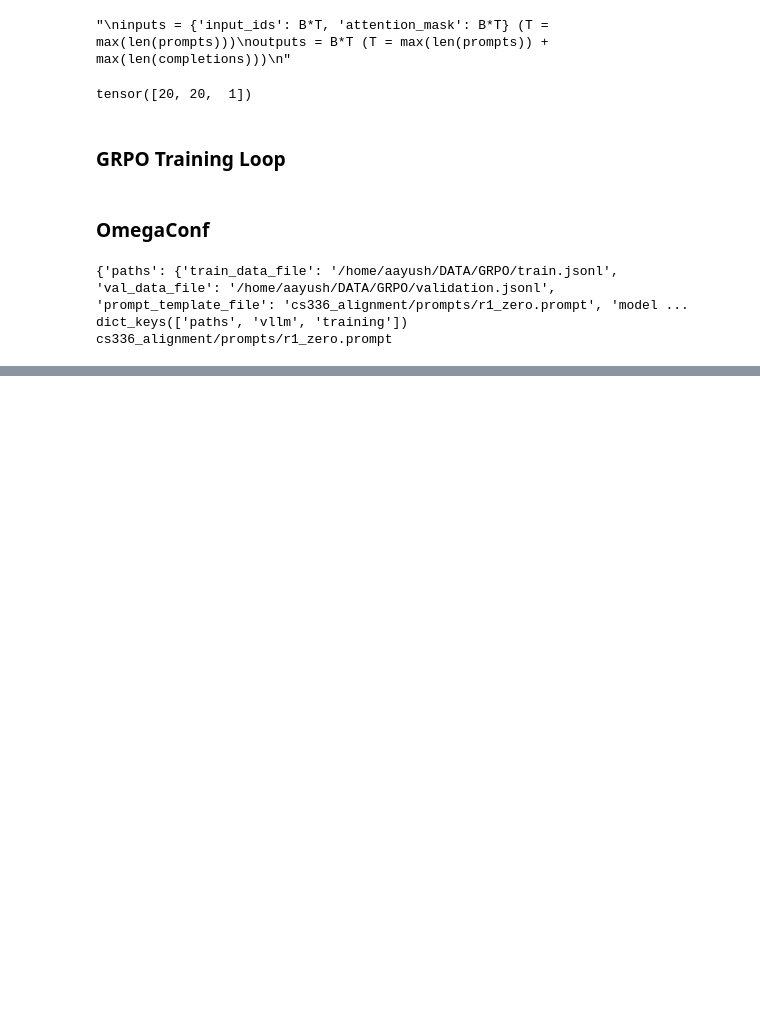
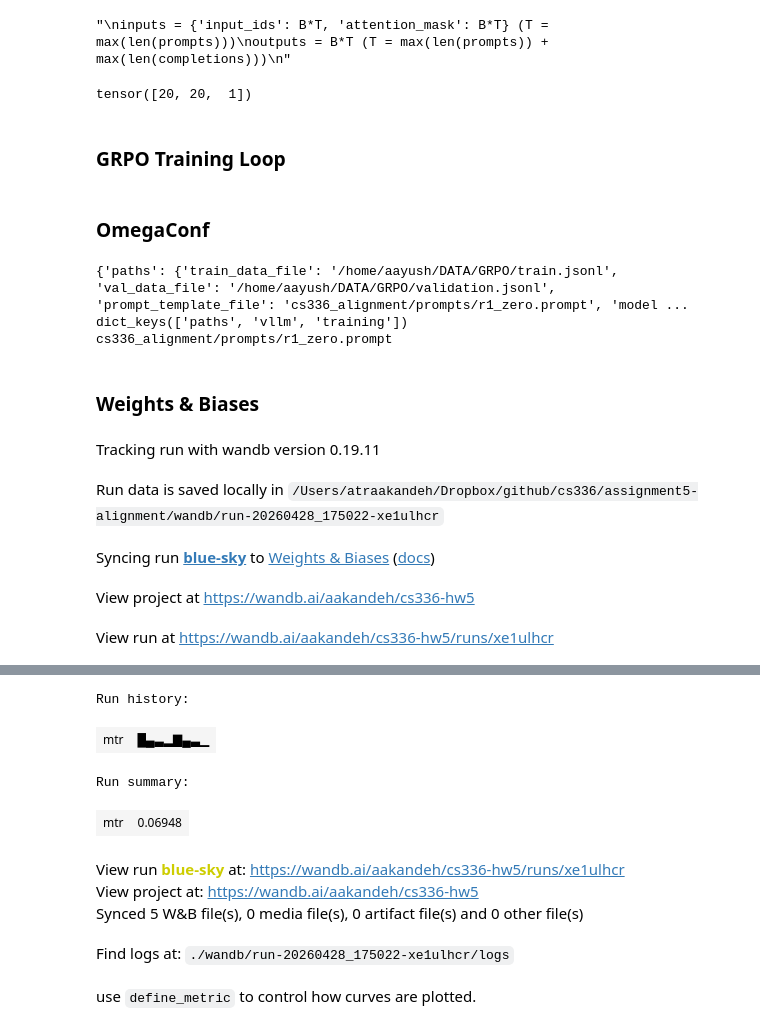
Before and after one commit to atrakriv/cs336-assignment5, a Jupyter notebook: hw5.ipynb, the cells around one changed output, grey strips where cells are left out. Cells and saved outputs as stored; diff of their text form; code cells hidden in the pictures; blank space fills up the shorter version.

```diff
--- a/hw5.ipynb
+++ b/hw5.ipynb
@@ -639,3 +676,5 @@ print(prmpt_file)
 {'paths': {'train_data_file': '/home/aayush/DATA/GRPO/train.jsonl', 'val_data_file': '/home/aayush/DATA/GRPO/validation.jsonl', 'prompt_template_file': 'cs336_alignment/prompts/r1_zero.prompt', 'model ...
 dict_keys(['paths', 'vllm', 'training'])
 cs336_alignment/prompts/r1_zero.prompt
+# %% [markdown]
+### Weights & Biases
@@ -641,0 +683,42 @@ cs336_alignment/prompts/r1_zero.prompt
+# %%
+import random
+
+import wandb
+
+# Start a new wandb run to track this script.
+run = wandb.init(
+    # Set the wandb entity where your project will be logged (generally your team name).
+    entity="aakandeh",
+    name= "blue-sky",
+    tags = ["sun", "moon", "stars"],
+    # Set the wandb project where this run will be logged.
+    project="cs336-hw5",
+    # Track hyperparameters and run metadata.
+    config={
+        "learning_rate": 0.02,
+        "architecture": "CNN",
+        "dataset": "CIFAR-100",
+        "epochs": 10,
+    },
+)
+
+# Simulate training.
+epochs = 10
+offset = random.random() / 5
+for epoch in range(2, epochs):
+    # acc = 1 - 2**-epoch - random.random() / epoch - offset
+    # loss = 2**-epoch + random.random() / epoch + offset
+    mtr = 3**-epoch + random.random() / epoch + offset
+
+    # Log metrics to wandb.
+    # run.log({"acc": acc, "loss": loss})
+    run.log({"mtr": mtr,})
+
+# Finish the run and upload any remaining data.
+run.finish()
+# %% [output]
+Tracking run with wandb version 0.19.11
+Run data is saved locally in /Users/atraakandeh/Dropbox/github/cs336/assignment5-alignment/wandb/run-20260428_175022-xe1ulhcr
+Syncing run blue-sky to Weights & Biases (docs)
+View project at https://wandb.ai/aakandeh/cs336-hw5
+View run at https://wandb.ai/aakandeh/cs336-hw5/runs/xe1ulhcr
@@ -641,0 +726,10 @@ cs336_alignment/prompts/r1_zero.prompt
+Run history:
+| mtr | █▄▃▂▇▄▃▁ |
+Run summary:
+| mtr | 0.06948 |
+View run blue-sky at: https://wandb.ai/aakandeh/cs336-hw5/runs/xe1ulhcr
+View project at: https://wandb.ai/aakandeh/cs336-hw5
+Synced 5 W&B file(s), 0 media file(s), 0 artifact file(s) and 0 other file(s)
+Find logs at: ./wandb/run-20260428_175022-xe1ulhcr/logs
+# %% [markdown]
+use `define_metric` to control how curves are plotted.
```
Also changed, not shown: parts of 4 cells of this notebook, 3 other files.
